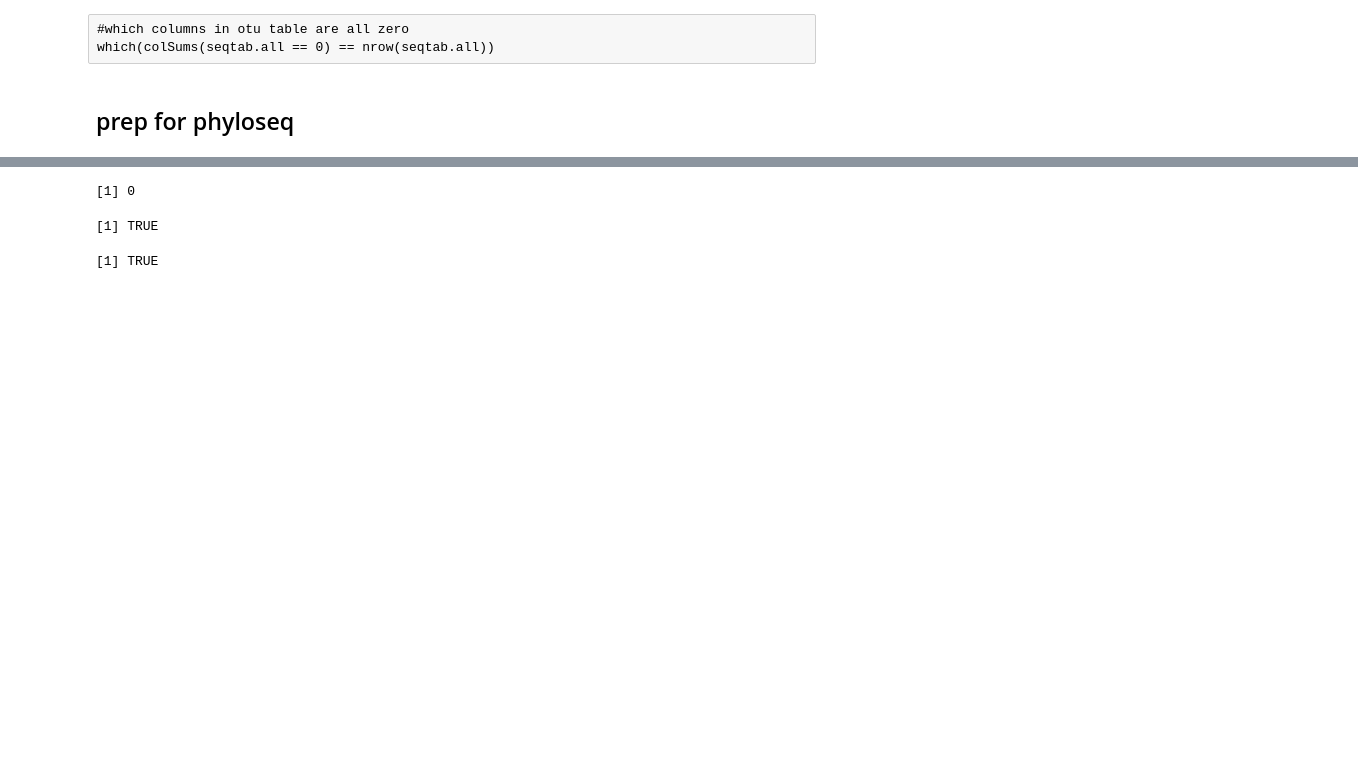
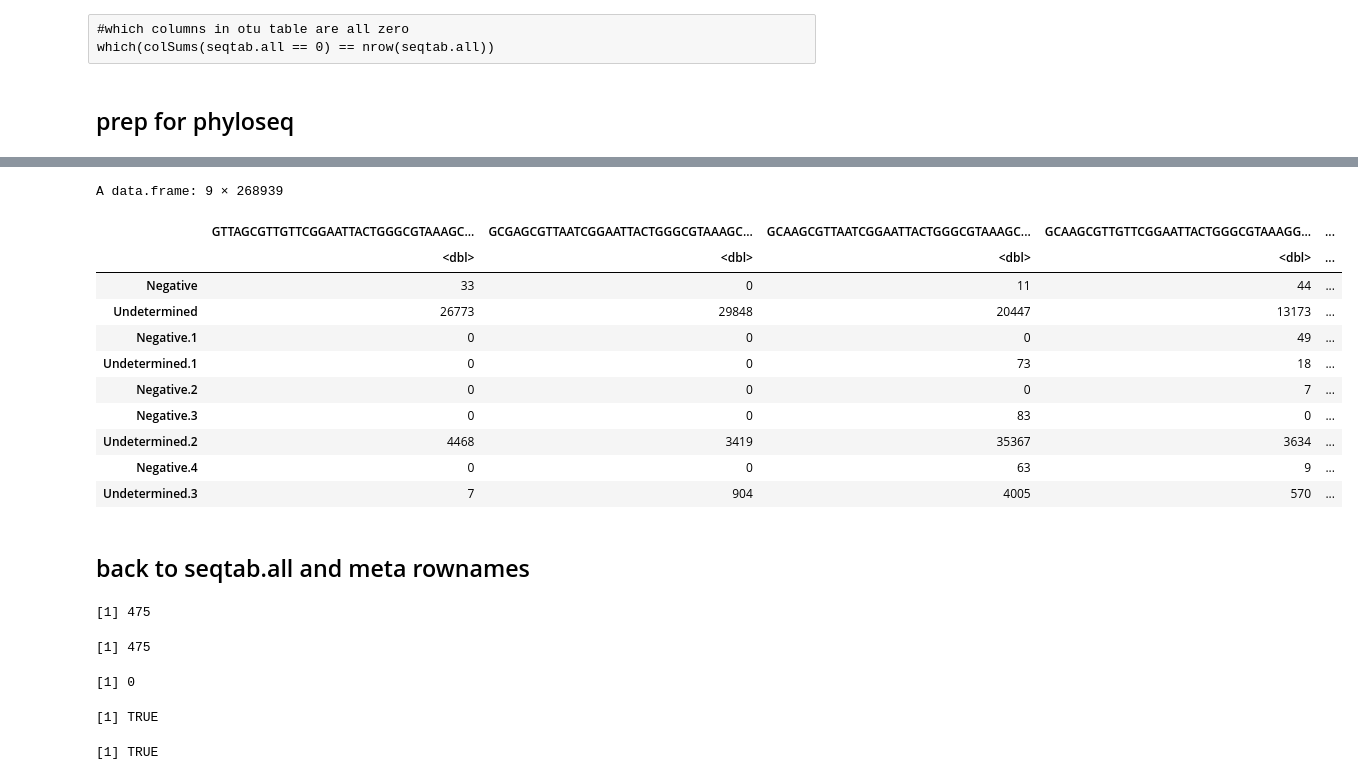
Before and after one commit to cdesouza02/BEL_16S_ITS2, a Jupyter notebook: BEL_16S_outputs/physeq_taxa16S.ipynb, the cells around one changed output, grey strips where cells are left out. Saved outputs shown, nothing was run; the diff lists cells and outputs as text; code cells hidden in the pictures; blank space fills up the shorter version.

Commit message:
investigated why samples were mismatching! hidden white spaces

```diff
--- a/BEL_16S_outputs/physeq_taxa16S.ipynb
+++ b/BEL_16S_outputs/physeq_taxa16S.ipynb
@@ -259,0 +313,5 @@ which(colSums(seqtab.all == 0) == nrow(seqtab.all))
+# %%
+# Convert matrix to data frame and move row names to a new column
+seqtab_df <- as.data.frame(seqtab.all)
+head(seqtab_df)
+seqtab_df$Tubelabel_species <- rownames(seqtab_df)
@@ -259,0 +347,8 @@ which(colSums(seqtab.all == 0) == nrow(seqtab.all))
+# %%
+# remove potential white spaces
+seqtab_df <- seqtab_df %>% mutate(Tubelabel_species = str_trim(Tubelabel_species))
+meta <- meta %>% mutate(Tubelabel_species = str_trim(Tubelabel_species))
+# %%
+## clean sample names
+seqtab_df$Tubelabel_species <- sub("^X", "", seqtab_df$Tubelabel_species)
+head(seqtab_df)
@@ -259,0 +365,19 @@ which(colSums(seqtab.all == 0) == nrow(seqtab.all))
+# %%
+# Keep rows in df1_clean whose 'id' does not appear in df2_clean
+missing_samples <- anti_join(seqtab_df, meta, by = "Tubelabel_species")
+missing_samples
+# %% [output]
+A data.frame: 9 × 268939
+|  | GTTAGCGTTGTTCGGAATTACTGGGCGTAAAGC... | GCGAGCGTTAATCGGAATTACTGGGCGTAAAGC... | GCAAGCGTTAATCGGAATTACTGGGCGTAAAGC... | GCAAGCGTTGTTCGGAATTACTGGGCGTAAAGG... | ... |
+|  | <dbl> | <dbl> | <dbl> | <dbl> | ... |
+| Negative | 33 | 0 | 11 | 44 | ... |
+| Undetermined | 26773 | 29848 | 20447 | 13173 | ... |
+| Negative.1 | 0 | 0 | 0 | 49 | ... |
+| Undetermined.1 | 0 | 0 | 73 | 18 | ... |
+| Negative.2 | 0 | 0 | 0 | 7 | ... |
+| Negative.3 | 0 | 0 | 83 | 0 | ... |
+| Undetermined.2 | 4468 | 3419 | 35367 | 3634 | ... |
+| Negative.4 | 0 | 0 | 63 | 9 | ... |
+| Undetermined.3 | 7 | 904 | 4005 | 570 | ... |
+# %% [markdown]
+## back to seqtab.all and meta rownames
@@ -268,3 +398,9 @@ seqtab.all <- seqtab.all[common_samples, , drop = FALSE]
+# %%
+nrow(meta_common)
+nrow(seqtab.all_common)
+# %% [output]
+[1] 475
+[1] 475
 # %%
 ## colnames for taxa and asv
 
```
Also changed, not shown: parts of 20 cells of this notebook.
